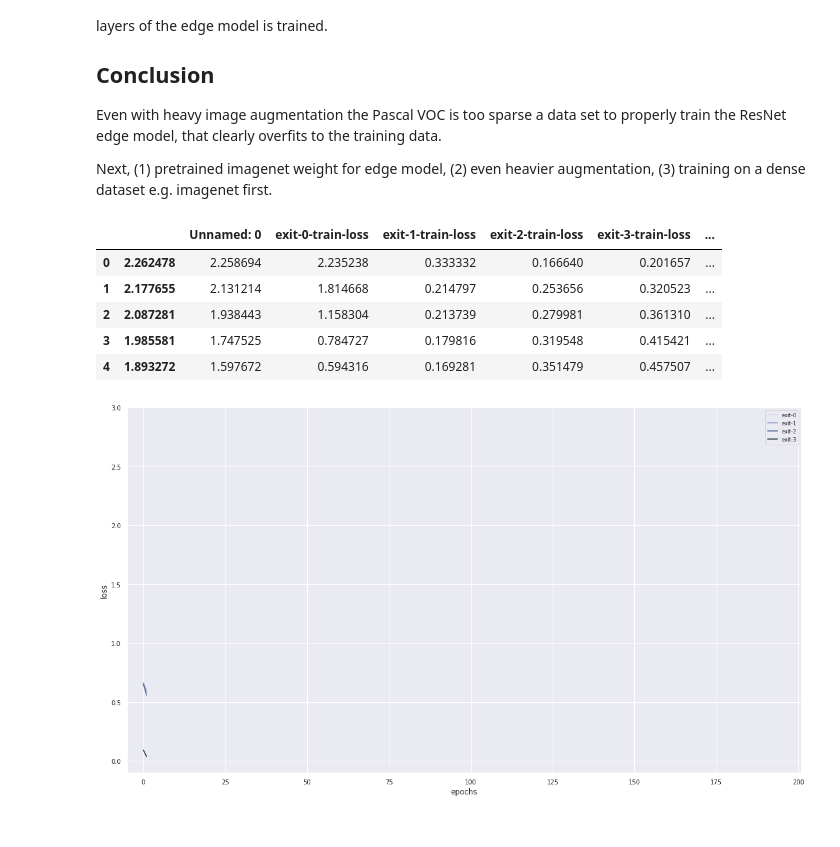
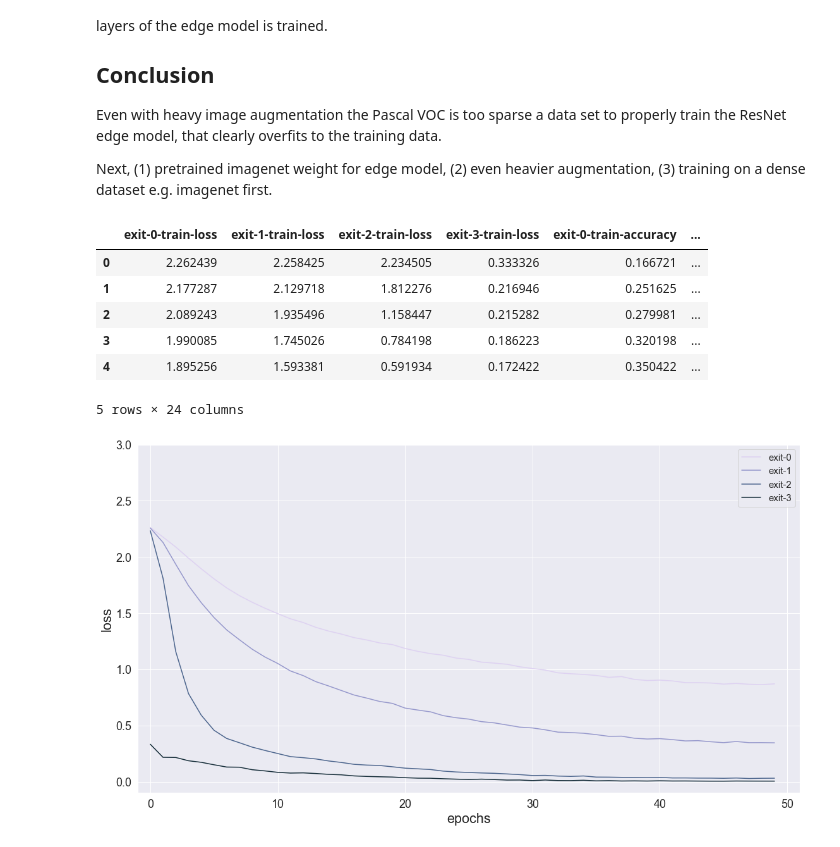
Before and after one commit to AlexKarlsen/thesis-src, a Jupyter notebook: Train Visualization/Train Validation Visualization BResNet miniimagenet.ipynb, the cells around one changed output. Cells and saved outputs as stored; diff of their text form; code cells hidden in the pictures.

```diff
--- a/Train Visualization/Train Validation Visualization BResNet miniimagenet.ipynb
+++ b/Train Visualization/Train Validation Visualization BResNet miniimagenet.ipynb
@@ -18,15 +18,16 @@ import seaborn as sns; sns.set()
 import matplotlib.pyplot as plt
 plt.rcParams.update({'font.size': 18})
 # %%
-df = pd.read_csv('../DDNN/logging/train_data_branchy.csv')
+df = pd.read_csv('../DDNN/logging/branchy_20190926-135000.csv', index_col=0)
 df.head()
 # %% [output]
-|  |  | Unnamed: 0 | exit-0-train-loss | exit-1-train-loss | exit-2-train-loss | exit-3-train-loss | ... |
-| 0 | 2.262478 | 2.258694 | 2.235238 | 0.333332 | 0.166640 | 0.201657 | ... |
-| 1 | 2.177655 | 2.131214 | 1.814668 | 0.214797 | 0.253656 | 0.320523 | ... |
-| 2 | 2.087281 | 1.938443 | 1.158304 | 0.213739 | 0.279981 | 0.361310 | ... |
-| 3 | 1.985581 | 1.747525 | 0.784727 | 0.179816 | 0.319548 | 0.415421 | ... |
-| 4 | 1.893272 | 1.597672 | 0.594316 | 0.169281 | 0.351479 | 0.457507 | ... |
+|  | exit-0-train-loss | exit-1-train-loss | exit-2-train-loss | exit-3-train-loss | exit-0-train-accuracy | ... |
+| 0 | 2.262439 | 2.258425 | 2.234505 | 0.333326 | 0.166721 | ... |
+| 1 | 2.177287 | 2.129718 | 1.812276 | 0.216946 | 0.251625 | ... |
+| 2 | 2.089243 | 1.935496 | 1.158447 | 0.215282 | 0.279981 | ... |
+| 3 | 1.990085 | 1.745026 | 0.784198 | 0.186223 | 0.320198 | ... |
+| 4 | 1.895256 | 1.593381 | 0.591934 | 0.172422 | 0.350422 | ... |
+5 rows × 24 columns
 # %%
 #palette = sns.color_palette("mako_r", 6)
 legend = [
@@ -74,22 +75,22 @@ test_time = [
 # %%
 fig = plt.figure(figsize=(16,9))
 ax = sns.lineplot(data=train_loss,
                   palette="ch:2.5,.25",
                   dashes=False)
 
 
 #ax.set(xlabel='epochs', ylabel='loss')
 plt.xlabel('epochs', fontsize='large')
 plt.ylabel('loss', fontsize='large')
 plt.tick_params(labelsize='medium')
 plt.legend(legend, fontsize='small')
-plt.xlim([-5, 201])
+plt.xlim([-1, 51])
 plt.ylim([-0.1, 3])
 plt.tight_layout()
-plt.savefig('BResNet_train_loss_VOC.png')
+plt.savefig('BResNet_train_loss_miniimagenet10.png')
 plt.show()
 # %% [output]
-[figure, old version]
+[figure, new version]
 # %%
 fig = plt.figure(figsize=(16,9))
 ax = sns.lineplot(data=train_acc,
```
Also changed, not shown: parts of 5 cells of this notebook, 4 other files.
